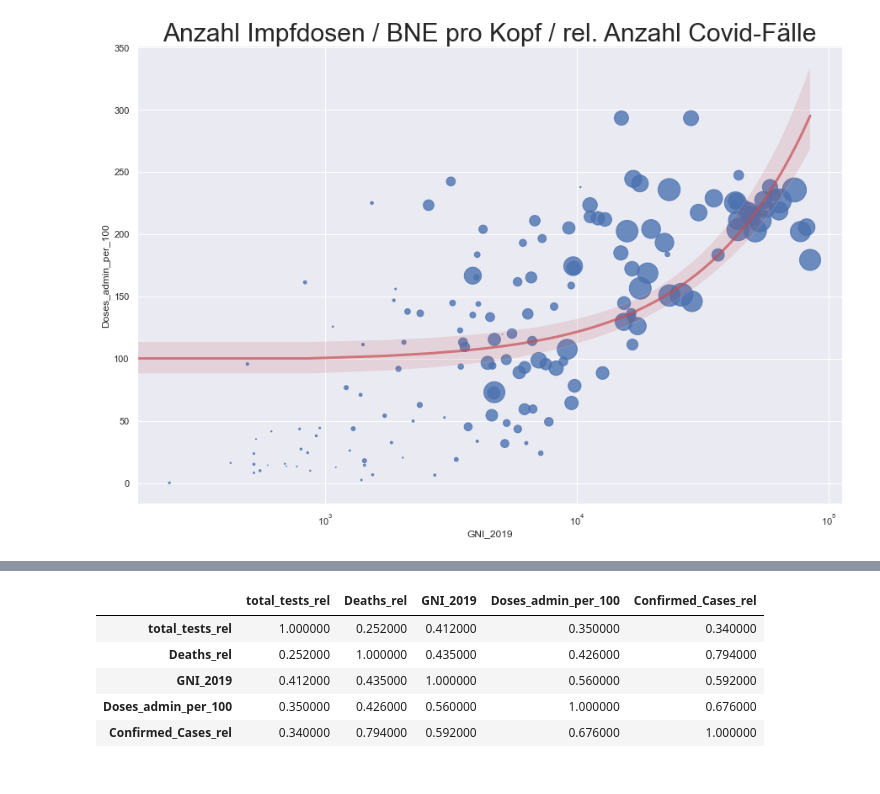
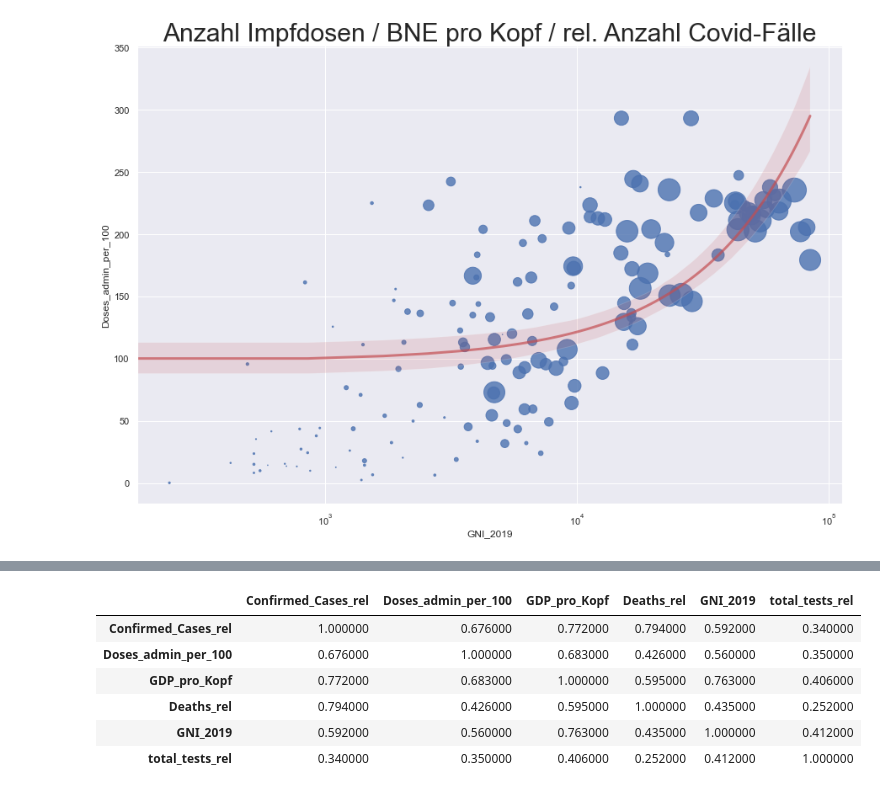
Before and after one commit to espelling/Bachelor_thesis, a Jupyter notebook: EDA.ipynb, the cells around one changed output, grey strips where cells are left out. Saved outputs shown, nothing was run; the diff lists cells and outputs as text; code cells hidden in the pictures.

```diff
--- a/EDA.ipynb
+++ b/EDA.ipynb
@@ -148,13 +154,14 @@ Text(0.5, 1.0, 'Anzahl Impfdosen / BNE pro Kopf / rel. Anzahl Tests')
 # %%
 #Korrelationsmatrix nach Spearman -> da nicht linearer Zusammenhang
 df_corr = df[df['Date'] == "2022-05-01"]
-df_corr = df_corr[{"GNI_2019", 'Doses_admin_per_100', 'Deaths_rel', "Confirmed_Cases_rel", "total_tests_rel"}]
+df_corr = df_corr[{"GNI_2019", 'Doses_admin_per_100', 'Deaths_rel', "Confirmed_Cases_rel", "total_tests_rel", "GDP_pro_Kopf"}]
 
 df_corr.corr(method="spearman").round(3).style.background_gradient(cmap='YlOrRd', high=0.5)
 # %% [output]
-|  | total_tests_rel | Deaths_rel | GNI_2019 | Doses_admin_per_100 | Confirmed_Cases_rel |
-| total_tests_rel | 1.000000 | 0.252000 | 0.412000 | 0.350000 | 0.340000 |
-| Deaths_rel | 0.252000 | 1.000000 | 0.435000 | 0.426000 | 0.794000 |
-| GNI_2019 | 0.412000 | 0.435000 | 1.000000 | 0.560000 | 0.592000 |
-| Doses_admin_per_100 | 0.350000 | 0.426000 | 0.560000 | 1.000000 | 0.676000 |
-| Confirmed_Cases_rel | 0.340000 | 0.794000 | 0.592000 | 0.676000 | 1.000000 |
+|  | Confirmed_Cases_rel | Doses_admin_per_100 | GDP_pro_Kopf | Deaths_rel | GNI_2019 | total_tests_rel |
+| Confirmed_Cases_rel | 1.000000 | 0.676000 | 0.772000 | 0.794000 | 0.592000 | 0.340000 |
+| Doses_admin_per_100 | 0.676000 | 1.000000 | 0.683000 | 0.426000 | 0.560000 | 0.350000 |
+| GDP_pro_Kopf | 0.772000 | 0.683000 | 1.000000 | 0.595000 | 0.763000 | 0.406000 |
+| Deaths_rel | 0.794000 | 0.426000 | 0.595000 | 1.000000 | 0.435000 | 0.252000 |
+| GNI_2019 | 0.592000 | 0.560000 | 0.763000 | 0.435000 | 1.000000 | 0.412000 |
+| total_tests_rel | 0.340000 | 0.350000 | 0.406000 | 0.252000 | 0.412000 | 1.000000 |
```
Also changed, not shown: parts of 5 cells of this notebook.
